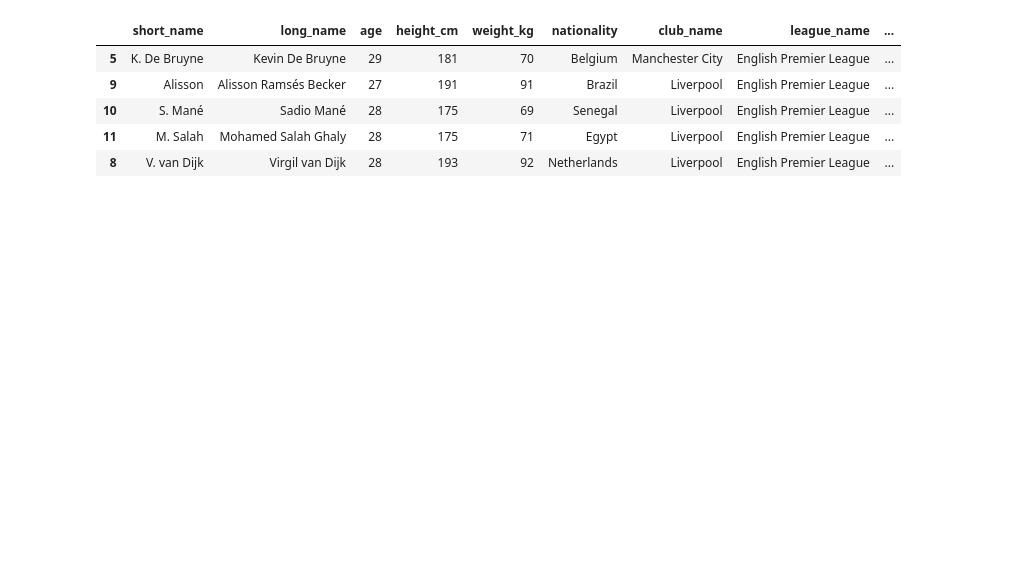
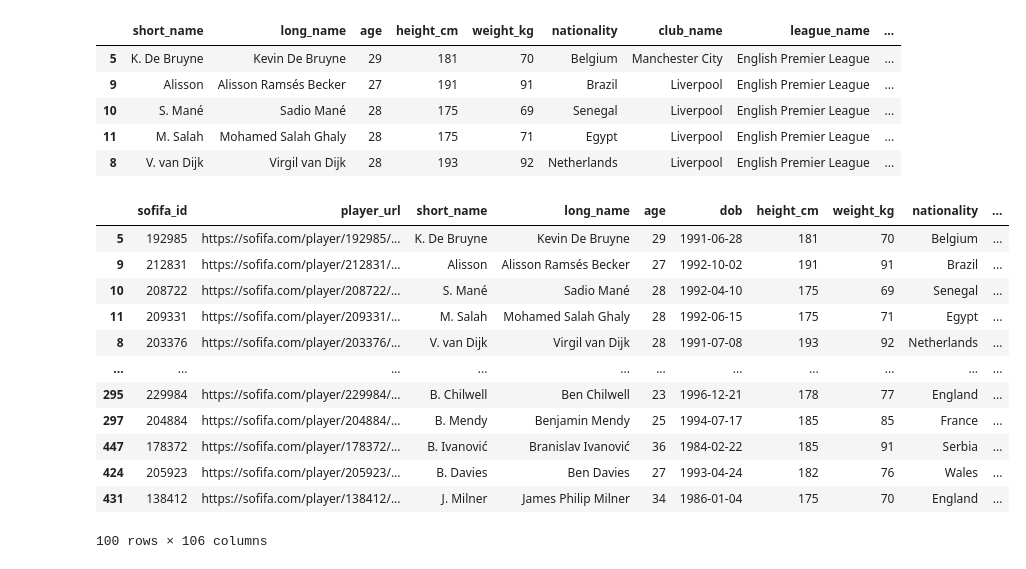
Before and after one commit to HenriqueRenda/FIFADashboardVisualization, a Jupyter notebook: Fifa_Phuc.ipynb, the cells around one changed output. Saved outputs shown, nothing was run; the diff lists cells and outputs as text; code cells hidden in the pictures; blank space fills up the shorter version.

```diff
--- a/Fifa_Phuc.ipynb
+++ b/Fifa_Phuc.ipynb
@@ -47,3 +59,21 @@ df[df['league_name'] == league].sort_values('overall',ascending = False).head(5)
+# %%
+club = data[data['league_name'] == league]['club_name'].unique()
+# %%
+data[data['league_name'] == league].loc[data['club_name'].isin(club),:].sort_values('overall',ascending = False).head(100)
+# %% [output]
+|  | sofifa_id | player_url | short_name | long_name | age | dob | height_cm | weight_kg | nationality | ... |
+| 5 | 192985 | https://sofifa.com/player/192985/... | K. De Bruyne | Kevin De Bruyne | 29 | 1991-06-28 | 181 | 70 | Belgium | ... |
+| 9 | 212831 | https://sofifa.com/player/212831/... | Alisson | Alisson Ramsés Becker | 27 | 1992-10-02 | 191 | 91 | Brazil | ... |
+| 10 | 208722 | https://sofifa.com/player/208722/... | S. Mané | Sadio Mané | 28 | 1992-04-10 | 175 | 69 | Senegal | ... |
+| 11 | 209331 | https://sofifa.com/player/209331/... | M. Salah | Mohamed Salah Ghaly | 28 | 1992-06-15 | 175 | 71 | Egypt | ... |
+| 8 | 203376 | https://sofifa.com/player/203376/... | V. van Dijk | Virgil van Dijk | 28 | 1991-07-08 | 193 | 92 | Netherlands | ... |
+| ... | ... | ... | ... | ... | ... | ... | ... | ... | ... | ... |
+| 295 | 229984 | https://sofifa.com/player/229984/... | B. Chilwell | Ben Chilwell | 23 | 1996-12-21 | 178 | 77 | England | ... |
+| 297 | 204884 | https://sofifa.com/player/204884/... | B. Mendy | Benjamin Mendy | 25 | 1994-07-17 | 185 | 85 | France | ... |
+| 447 | 178372 | https://sofifa.com/player/178372/... | B. Ivanović | Branislav Ivanović | 36 | 1984-02-22 | 185 | 91 | Serbia | ... |
+| 424 | 205923 | https://sofifa.com/player/205923/... | B. Davies | Ben Davies | 27 | 1993-04-24 | 182 | 76 | Wales | ... |
+| 431 | 138412 | https://sofifa.com/player/138412/... | J. Milner | James Philip Milner | 34 | 1986-01-04 | 175 | 70 | England | ... |
+100 rows × 106 columns
 # %%
 #importing data
 data = pd.read_csv('archive/players_21.csv')
```
Also changed, not shown: parts of 10 cells of this notebook, 2 other files.
